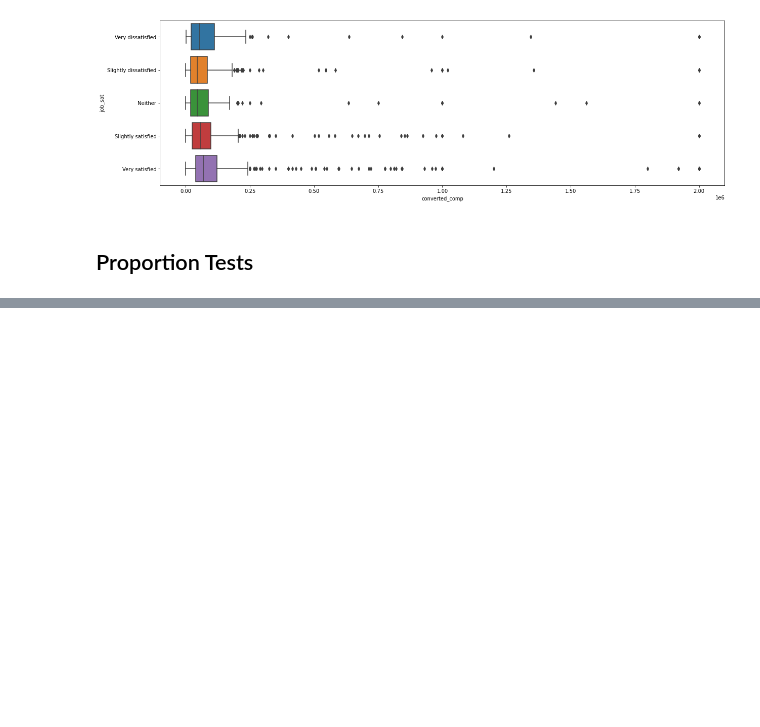
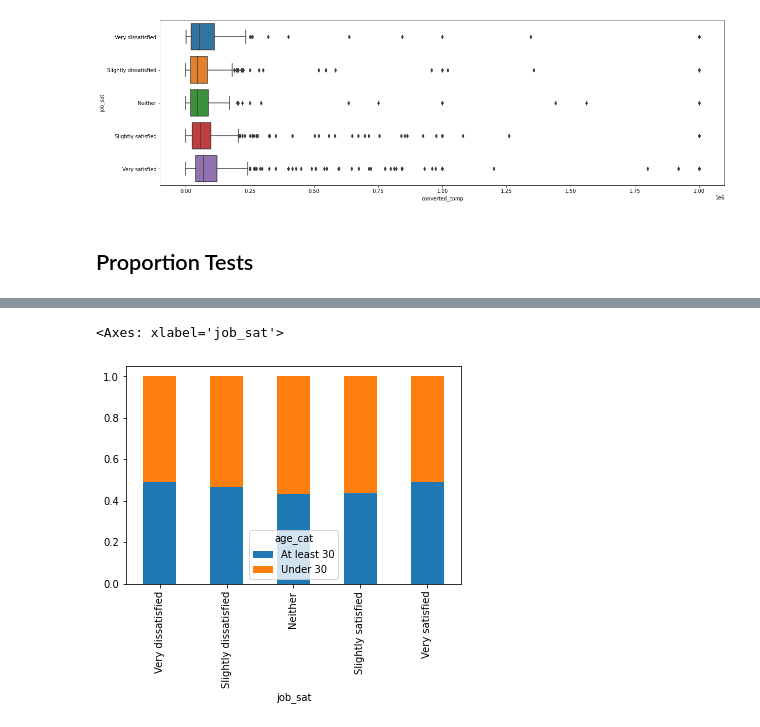
Before and after one commit to AnshuBantra/Python, a Jupyter notebook: Associate Data Scientist in Python/029 Hypothesis Testing in Python/hypothesis_testing.ipynb, the cells around one changed output, grey strips where cells are left out. Drawn from its saved outputs; the diff is of its cells as text; code cells hidden in the pictures; blank space fills up the shorter version.

```diff
--- a/Associate Data Scientist in Python/029 Hypothesis Testing in Python/hypothesis_testing.ipynb
+++ b/Associate Data Scientist in Python/029 Hypothesis Testing in Python/hypothesis_testing.ipynb
@@ -386,0 +561,3 @@ plt.show()
+# %%
+props = stack_overflow.groupby('job_sat')['age_cat'].value_counts(normalize=True)
+props
@@ -386,0 +577,3 @@ plt.show()
+# %%
+wide_props = props.unstack()
+wide_props
@@ -386,0 +588,5 @@ plt.show()
+# %%
+wide_props.plot(kind='bar', stacked=True)
+# %% [output]
+<Axes: xlabel='job_sat'>
+[figure, added]
```
Also changed, not shown: parts of 63 cells of this notebook, 5 other files.
